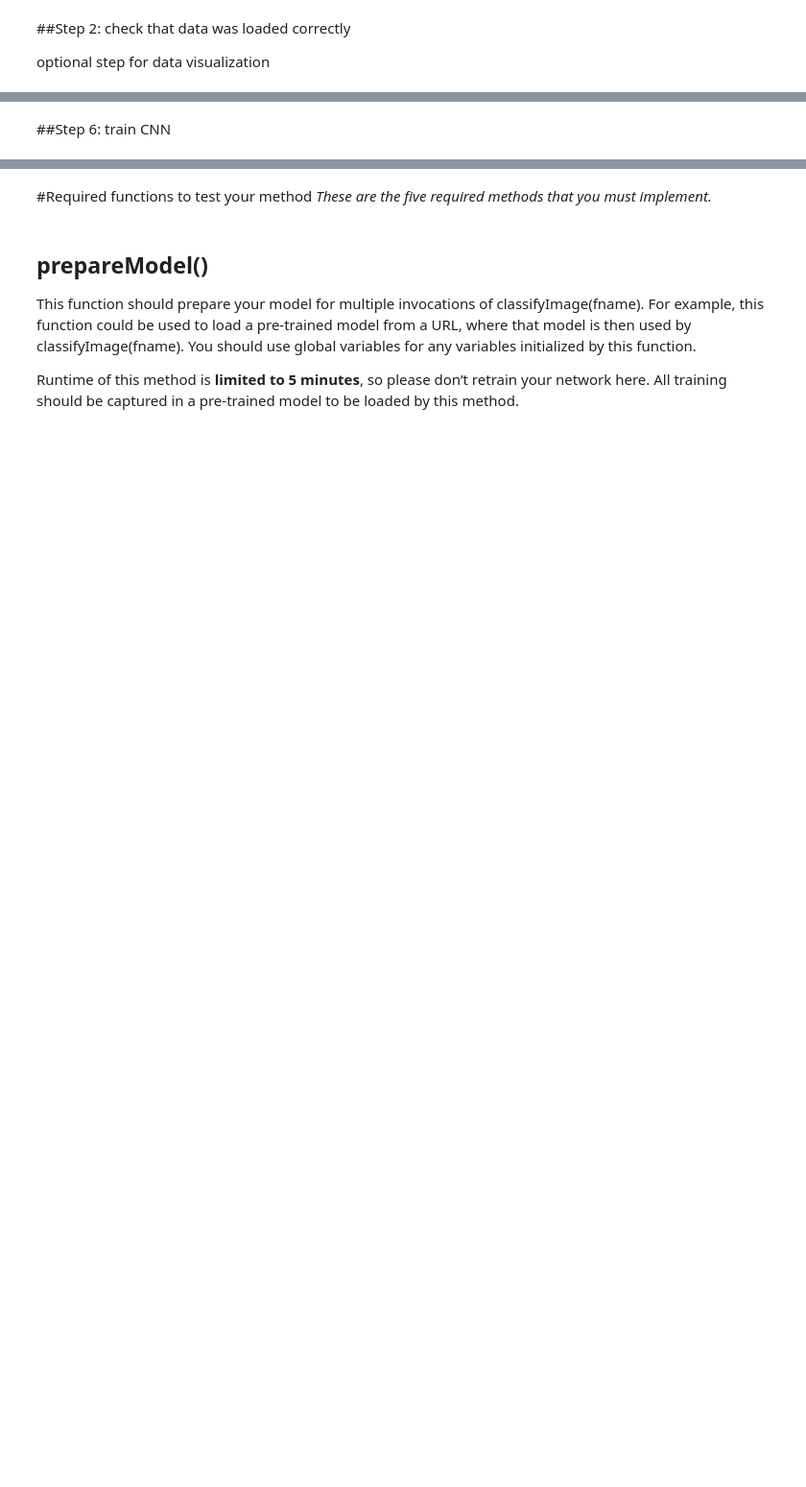
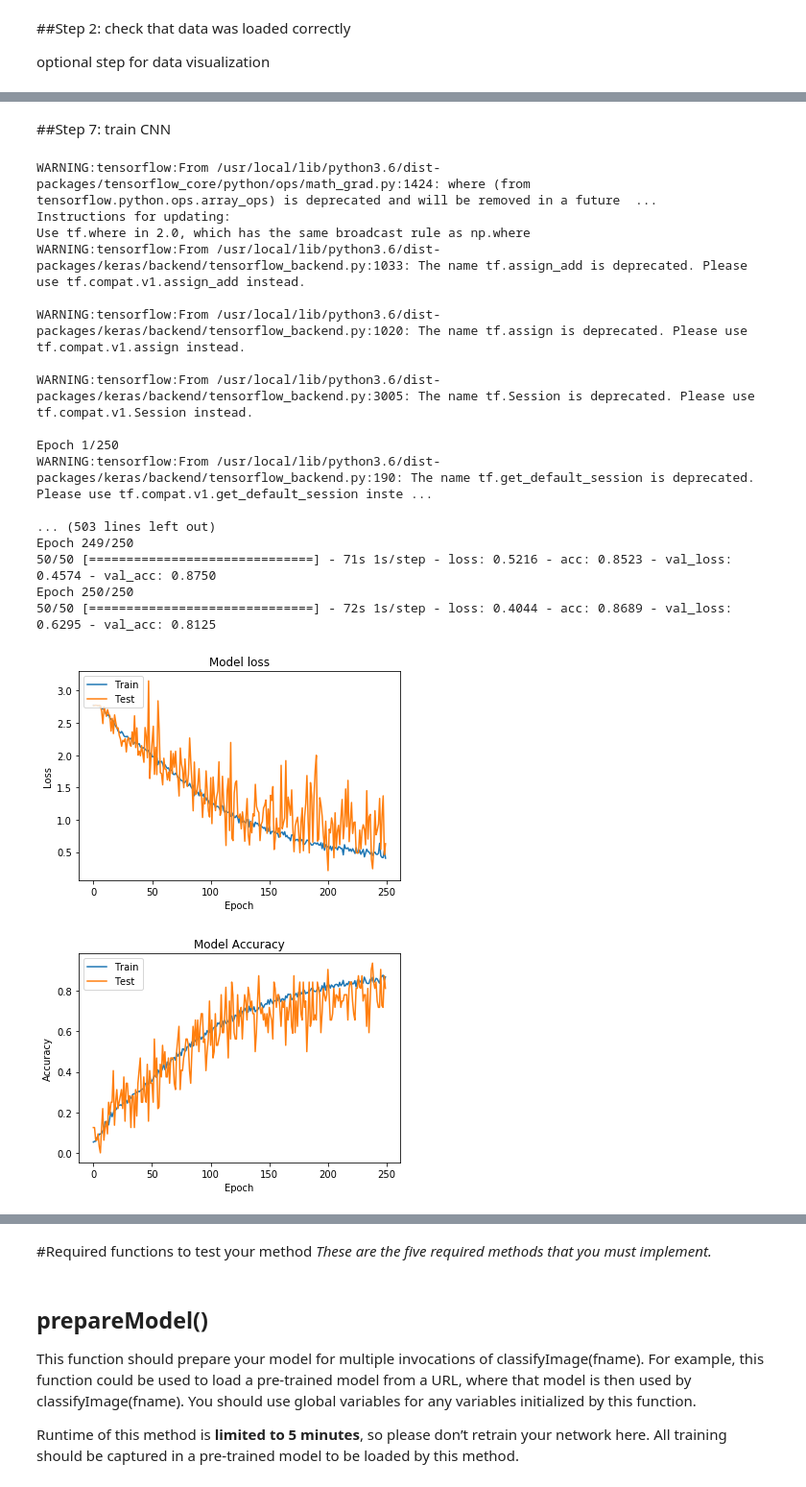
Before and after one commit to LukeANewton/CarletonU-Building-Classification, a Jupyter notebook: SYSC4906_Assig3_best_so_far.ipynb, the cells around one changed output, grey strips where cells are left out. Shown: that part at 96% size. Drawn from its saved outputs; the diff is of its cells as text; code cells hidden in the pictures; blank space fills up the shorter version.

Commit message:
new "best so far" (~80% accuracy on holdout set)

```diff
--- a/SYSC4906_Assig3_best_so_far.ipynb
+++ b/SYSC4906_Assig3_best_so_far.ipynb
@@ -94,13 +129,7 @@ for building in buildingCodes:
 # %%
-from keras.preprocessing.image import ImageDataGenerator, img_to_array
-
-BATCH_SIZE = 25
+BATCH_SIZE = 32
 WIDTH = 500
 HEIGHT = 500
-
-def normalize(img):
-  x = img_to_array(img).astype('float32')
-  return x / 255.0
 
 train_datagen = ImageDataGenerator(width_shift_range=0.3, height_shift_range=0.3, \
                                    horizontal_flip=True, vertical_flip=True, fill_mode='nearest', \
@@ -116,11 +148,6 @@ validation_generator = train_datagen.flow_from_directory('/content/All_Images_50
 # %%
 from keras import Sequential
-from keras.layers import Dense, Dropout, Activation, GlobalAveragePooling2D
-from keras.models import Model
-from keras.optimizers import Adam
-from keras.layers import Input, Conv2D
-from keras.layers import MaxPooling2D, UpSampling2D
-from PIL import Image
+from keras.layers import Dense, Dropout, Activation, GlobalAveragePooling2D, Conv2D, MaxPooling2D
 
 WIDTH = 500
 HEIGHT = 500
@@ -129,18 +156,18 @@ CLASSES = 16
 
 model = Sequential()
 model.add(Conv2D(16, (3, 3), activation='relu', input_shape=(HEIGHT,WIDTH,CHANNELS)))
-#model.add(Dropout(0.25))
+model.add(Dropout(0.3))
 model.add(Conv2D(32, (3, 3), activation='relu'))
 model.add(Conv2D(64, (3, 3), activation='relu'))
 model.add(MaxPooling2D((2, 2)))
-#model.add(Dropout(0.25))
+model.add(Dropout(0.3))
 model.add(Conv2D(128, (5, 5), activation='relu', strides=(2,2)))
 model.add(MaxPooling2D((2, 2)))
 model.add(Conv2D(256, (5, 5), activation='relu', strides=(2,2)))
 model.add(GlobalAveragePooling2D())
-model.add(Dropout(0.25))
+model.add(Dropout(0.3))
 model.add(Dense(CLASSES))
 model.add(Activation('softmax'))
 
-model.compile(optimizer='adadelta', loss='categorical_crossentropy')
+model.compile(optimizer='adadelta', loss='categorical_crossentropy', metrics=['accuracy'])
 model.summary()
@@ -147,20 +192,49 @@ model.summary()
 # %% [markdown]
-##Step 6: train CNN
+##Step 7: train CNN
 # %%
 import matplotlib.pyplot as plt
 
-EPOCHS = 50
-STEPS_PER_EPOCH = 20
+EPOCHS = 250
+STEPS_PER_EPOCH = 50
 VALIDATION_STEPS = 1
 
 history = model.fit_generator(train_generator, steps_per_epoch=STEPS_PER_EPOCH,\
                               epochs=EPOCHS, validation_data=validation_generator, \
                               validation_steps=VALIDATION_STEPS)
 
 plt.plot(history.history['loss'])
 plt.plot(history.history['val_loss'])
 plt.title('Model loss')
 plt.ylabel('Loss')
 plt.xlabel('Epoch')
 plt.legend(['Train', 'Test'], loc='upper left')
 plt.show()
+
+
+plt.plot(history.history['acc'])
+plt.plot(history.history['val_acc'])
+plt.title('Model Accuracy')
+plt.ylabel('Accuracy')
+plt.xlabel('Epoch')
+plt.legend(['Train', 'Test'], loc='upper left')
+plt.show()
+# %% [output]
+WARNING:tensorflow:From /usr/local/lib/python3.6/dist-packages/tensorflow_core/python/ops/math_grad.py:1424: where (from tensorflow.python.ops.array_ops) is deprecated and will be removed in a future  ...
+Instructions for updating:
+Use tf.where in 2.0, which has the same broadcast rule as np.where
+WARNING:tensorflow:From /usr/local/lib/python3.6/dist-packages/keras/backend/tensorflow_backend.py:1033: The name tf.assign_add is deprecated. Please use tf.compat.v1.assign_add instead.
+
+WARNING:tensorflow:From /usr/local/lib/python3.6/dist-packages/keras/backend/tensorflow_backend.py:1020: The name tf.assign is deprecated. Please use tf.compat.v1.assign instead.
+
+WARNING:tensorflow:From /usr/local/lib/python3.6/dist-packages/keras/backend/tensorflow_backend.py:3005: The name tf.Session is deprecated. Please use tf.compat.v1.Session instead.
+
+Epoch 1/250
+WARNING:tensorflow:From /usr/local/lib/python3.6/dist-packages/keras/backend/tensorflow_backend.py:190: The name tf.get_default_session is deprecated. Please use tf.compat.v1.get_default_session inste ...
+
+... (503 lines left out)
+Epoch 249/250
+50/50 [==============================] - 71s 1s/step - loss: 0.5216 - acc: 0.8523 - val_loss: 0.4574 - val_acc: 0.8750
+Epoch 250/250
+50/50 [==============================] - 72s 1s/step - loss: 0.4044 - acc: 0.8689 - val_loss: 0.6295 - val_acc: 0.8125
+[figure, added]
+[figure, added]
```
Also changed, not shown: parts of 17 cells of this notebook, 1 other file.
